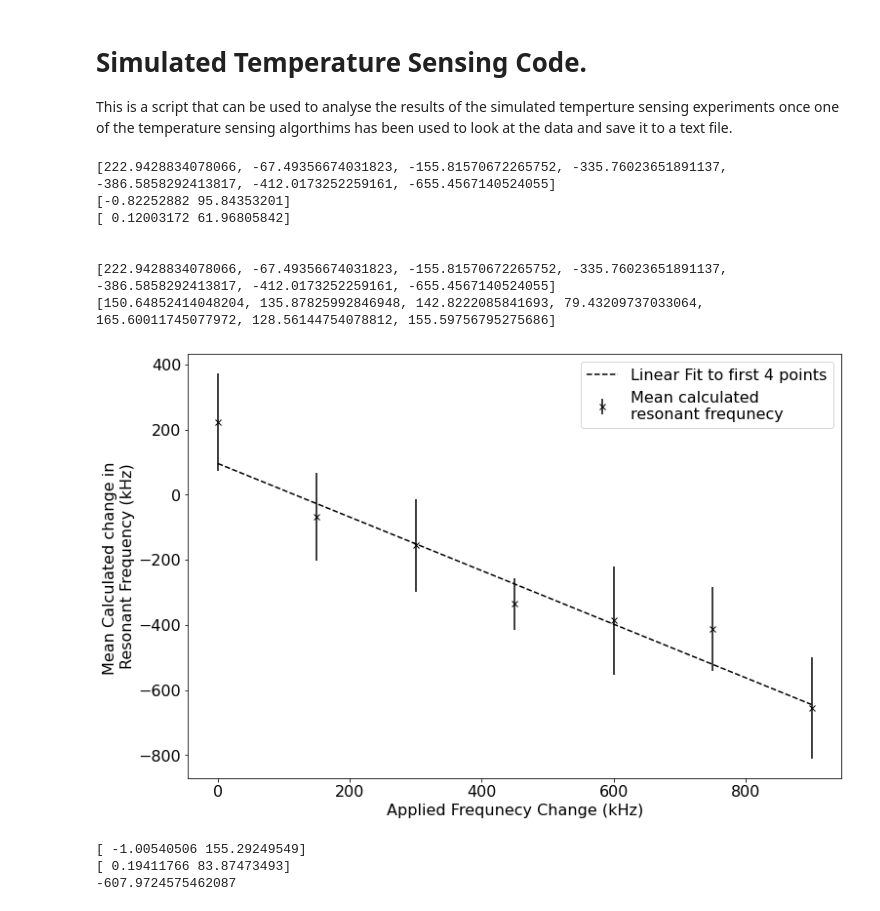
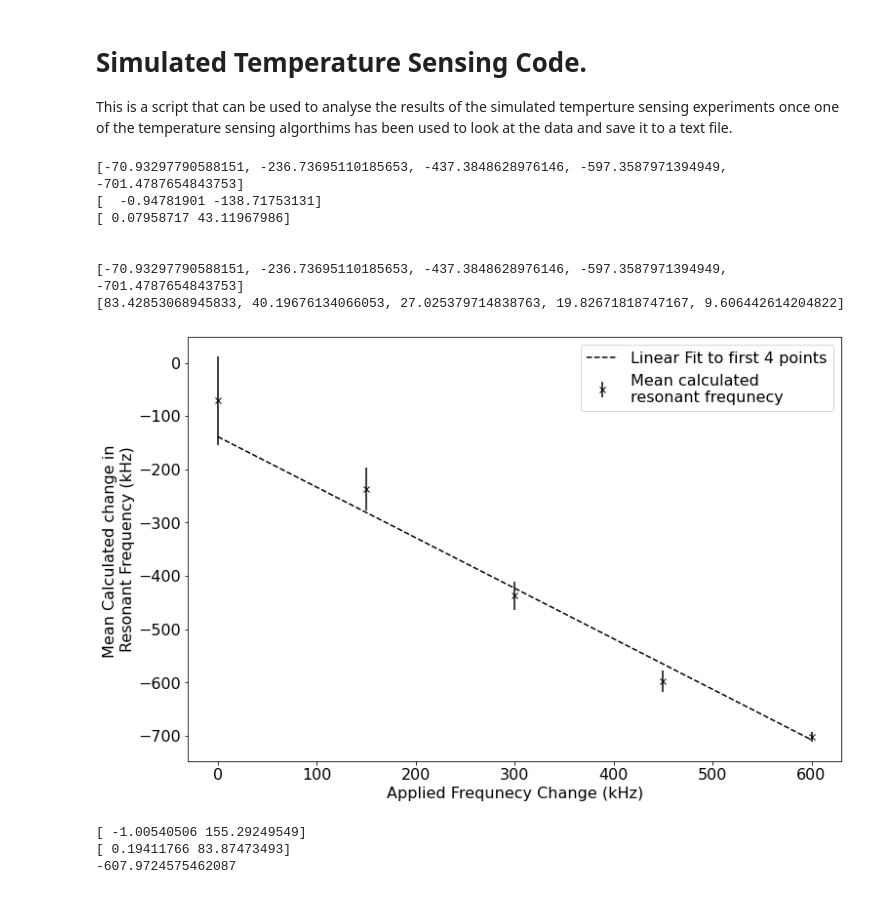
Before and after one commit to Corbyn93/Ryans_Python_Scripts, a Jupyter notebook: Ryan's Jupyter stuff/Thesis code/3 Temp Sensing Algorithms/Fujiwara/20211117_Fujiwara_T_sensing_data_analysis.ipynb, the cells around one changed output. Saved outputs shown, nothing was run; the diff lists cells and outputs as text; code cells hidden in the pictures.

```diff
--- a/Ryan's Jupyter stuff/Thesis code/3 Temp Sensing Algorithms/Fujiwara/20211117_Fujiwara_T_sensing_data_analysis.ipynb
+++ b/Ryan's Jupyter stuff/Thesis code/3 Temp Sensing Algorithms/Fujiwara/20211117_Fujiwara_T_sensing_data_analysis.ipynb
@@ -34,10 +34,10 @@ def set_plot_params():
     plot.rcParams.update({'figure.figsize' :[12, 8]})
 # %%
 # Write out the date, analysis method and folder/file path.
-date = '20210930'
+date = '20210910'
 
 # Analysis Type
-analysis_method = '_Fujiwara_2020_Thesis_data_'
+analysis_method = '_Fujiwara_2020_B_Field_Thesis_data_'
 
 folder_path = 'I:\\Science\\Physics-Nanobiophotonics\\Group\\User Data Analysis\\Ryans Data (2018-2021)\\ODMR\\'
 file_name = date + analysis_method + '_reference_4_point_analysis.dat'
@@ -51,7 +51,7 @@ measured_freq = data['Calculated change in res freq (kHz) ']
 set_plot_params()
 # %%
 # Set the number of repeats per measurement.
-measurement_repeats = 5
+measurement_repeats = 3
 
 mean_frequency = []
 std_freq_measurement = []
@@ -68,7 +68,7 @@ for i in range(int(len(measured_freq)/measurement_repeats)):
 
 print(mean_frequency)
 
-applied_freq_change = [0, 150, 300, 450, 600, 750, 900]
+applied_freq_change = [0, 150, 300, 450, 600]
 applied_freq_change = np.array(applied_freq_change)
 P0 = [0,0]
 
@@ -76,39 +76,39 @@ fig, ax = plot.subplots()
 
 ax.errorbar(applied_freq_change, mean_frequency, std_freq_measurement, marker = 'x',
              linestyle = '', label = 'Mean calculated \nresonant frequnecy', color = 'k')
 
 coeffs, confidence = opt.curve_fit(linear_equation, applied_freq_change, mean_frequency, P0,
                                   sigma = std_freq_measurement)
 error = np.sqrt(np.diag(confidence))
 
 y = linear_equation(applied_freq_change, coeffs[0], coeffs[1])
 ax.plot(applied_freq_change, y, linestyle = '--',
          label = 'Linear Fit to first 4 points', color = 'k')
 
 #ax.plot(applied_freq_change, y2, linestyle = '-.',
 #         label = 'Linear Fit to all points', color = 'r')
 
 ax.set_xlabel('Applied Frequnecy Change (kHz)')
 ax.set_ylabel('Mean Calculated change in \nResonant Frequency (kHz)')
 
 #ax.axis([-0.05, 1.55, np.min(mean_frequency)-0.5, np.max(mean_frequency)+0.5])
 ax.legend()
 
 print(coeffs)
 print(error)
 
 print('\n')
 print(mean_frequency)
 print(std_freq_measurement)
 # %% [output]
-[222.9428834078066, -67.49356674031823, -155.81570672265752, -335.76023651891137, -386.5858292413817, -412.0173252259161, -655.4567140524055]
-[-0.82252882 95.84353201]
-[ 0.12003172 61.96805842]
+[-70.93297790588151, -236.73695110185653, -437.3848628976146, -597.3587971394949, -701.4787654843753]
+[  -0.94781901 -138.71753131]
+[ 0.07958717 43.11967986]
 
 
-[222.9428834078066, -67.49356674031823, -155.81570672265752, -335.76023651891137, -386.5858292413817, -412.0173252259161, -655.4567140524055]
-[150.64852414048204, 135.87825992846948, 142.8222085841693, 79.43209737033064, 165.60011745077972, 128.56144754078812, 155.59756795275686]
+[-70.93297790588151, -236.73695110185653, -437.3848628976146, -597.3587971394949, -701.4787654843753]
+[83.42853068945833, 40.19676134066053, 27.025379714838763, 19.82671818747167, 9.606442614204822]
-[figure, old version]
+[figure, new version]
 # %%
 #fig.savefig('H:\\My Documents\\Strathclyde_Back_up\\Thesis and Planning\\Thesis_plots\\' +
 #           date + '\\' + date + '_Fujiwara_mean_res_freq_shif#t' + '.pdf')
```
Also changed, not shown: 2 other files.
